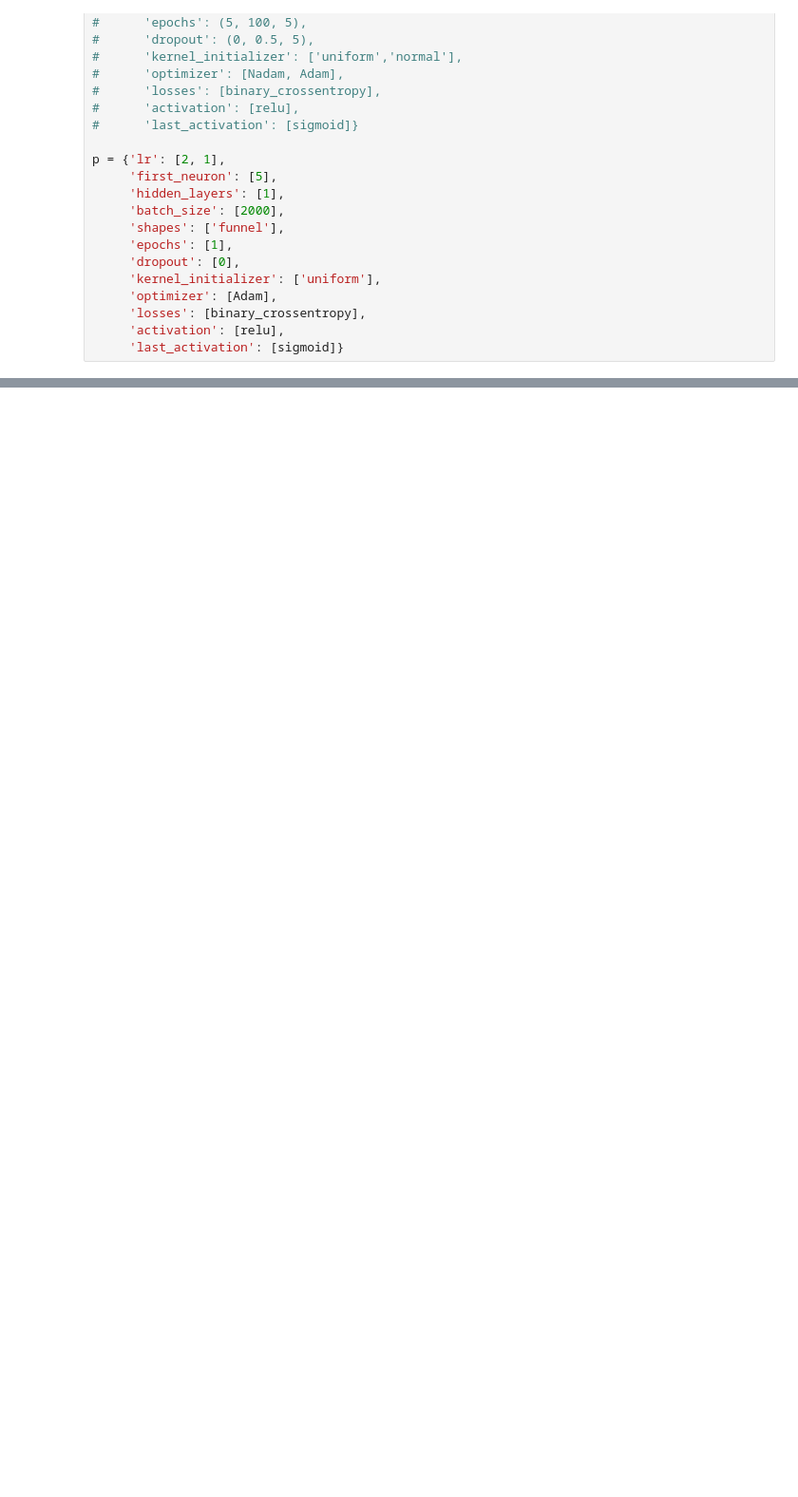
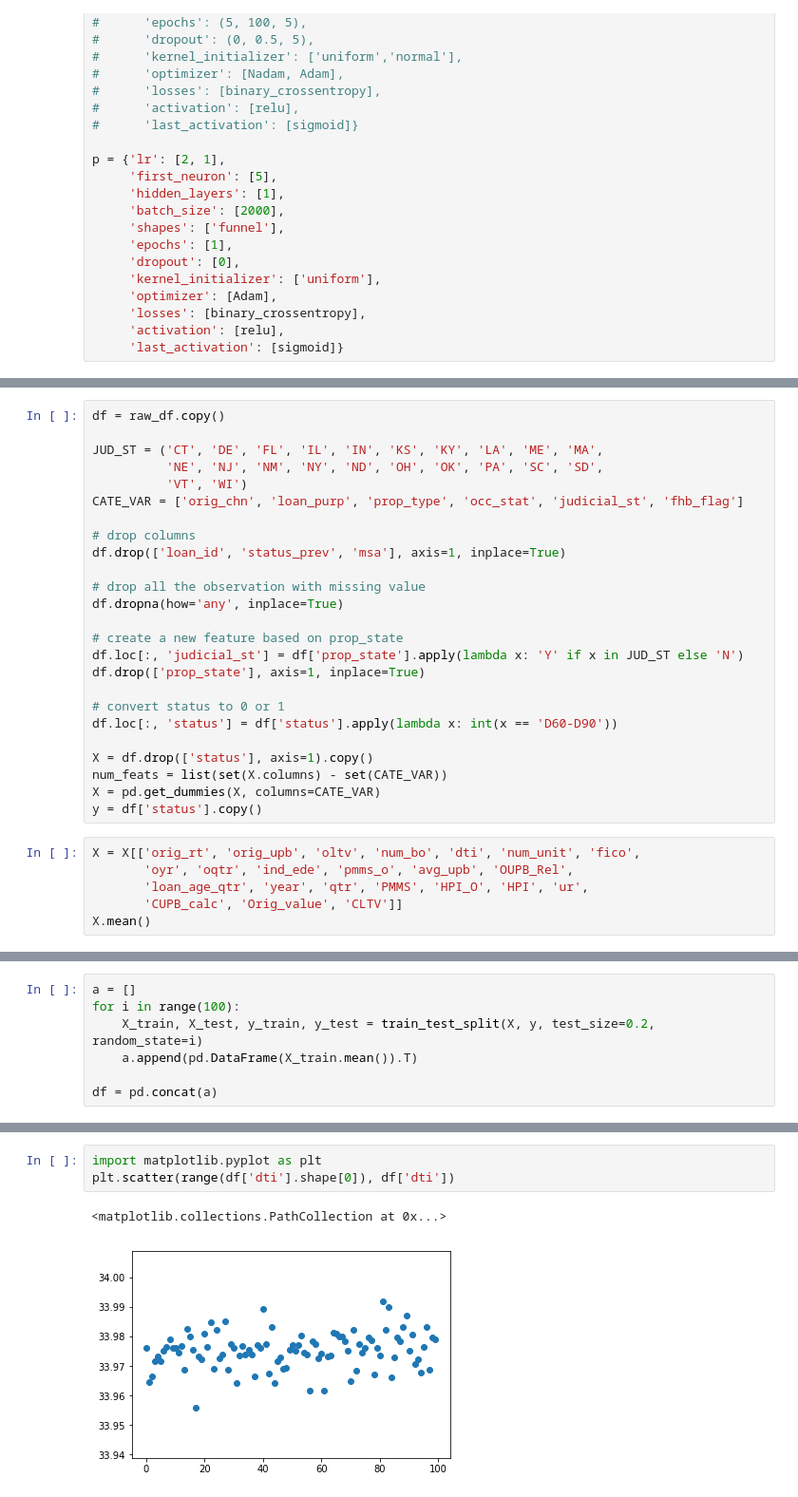
Before and after one commit to Quintus-Zhang/Mei, a Jupyter notebook: Jupyter/Mei_NeuralNets_HP.ipynb, the cells around one changed output, grey strips where cells are left out. Shown at 95% size. Saved outputs shown, nothing was run; the diff lists cells and outputs as text; blank space fills up the shorter version.

```diff
--- a/Jupyter/Mei_NeuralNets_HP.ipynb
+++ b/Jupyter/Mei_NeuralNets_HP.ipynb
@@ -206,0 +170,31 @@ NotFoundError: FeedInputs: unable to find feed output dense_3_target:0
+# %%
+df = raw_df.copy()
+
+JUD_ST = ('CT', 'DE', 'FL', 'IL', 'IN', 'KS', 'KY', 'LA', 'ME', 'MA',
+          'NE', 'NJ', 'NM', 'NY', 'ND', 'OH', 'OK', 'PA', 'SC', 'SD',
+          'VT', 'WI')
+CATE_VAR = ['orig_chn', 'loan_purp', 'prop_type', 'occ_stat', 'judicial_st', 'fhb_flag']
+
+# drop columns
+df.drop(['loan_id', 'status_prev', 'msa'], axis=1, inplace=True)
+
+# drop all the observation with missing value
+df.dropna(how='any', inplace=True)
+
+# create a new feature based on prop_state
+df.loc[:, 'judicial_st'] = df['prop_state'].apply(lambda x: 'Y' if x in JUD_ST else 'N')
+df.drop(['prop_state'], axis=1, inplace=True)
+
+# convert status to 0 or 1
+df.loc[:, 'status'] = df['status'].apply(lambda x: int(x == 'D60-D90'))
+
+X = df.drop(['status'], axis=1).copy()
+num_feats = list(set(X.columns) - set(CATE_VAR))
+X = pd.get_dummies(X, columns=CATE_VAR)
+y = df['status'].copy()
+# %%
+X = X[['orig_rt', 'orig_upb', 'oltv', 'num_bo', 'dti', 'num_unit', 'fico',
+       'oyr', 'oqtr', 'ind_ede', 'pmms_o', 'avg_upb', 'OUPB_Rel',
+       'loan_age_qtr', 'year', 'qtr', 'PMMS', 'HPI_O', 'HPI', 'ur',
+       'CUPB_calc', 'Orig_value', 'CLTV']]
+X.mean()
@@ -206,0 +219,7 @@ NotFoundError: FeedInputs: unable to find feed output dense_3_target:0
+# %%
+a = []
+for i in range(100):
+    X_train, X_test, y_train, y_test = train_test_split(X, y, test_size=0.2, random_state=i)
+    a.append(pd.DataFrame(X_train.mean()).T)
+
+df = pd.concat(a)
@@ -206,0 +251,6 @@ NotFoundError: FeedInputs: unable to find feed output dense_3_target:0
+# %%
+import matplotlib.pyplot as plt
+plt.scatter(range(df['dti'].shape[0]), df['dti'])
+# %% [output]
+<matplotlib.collections.PathCollection at 0x...>
+[figure, added]
```
Also changed, not shown: parts of 12 cells of this notebook, 9 other files.
